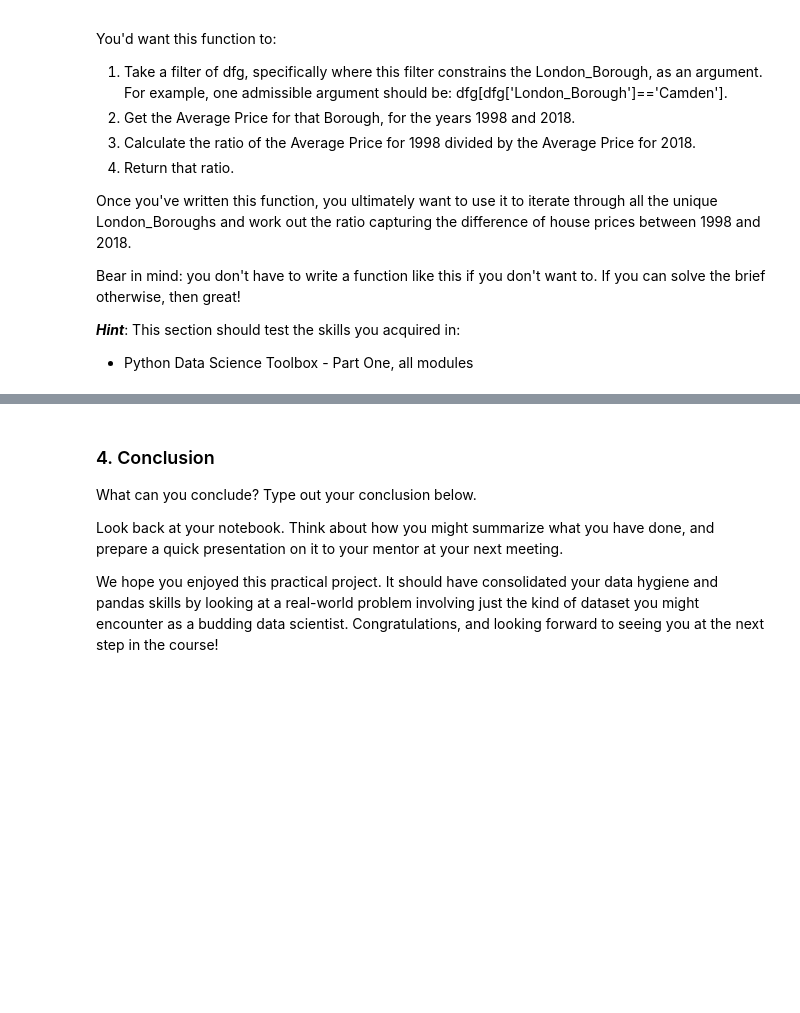
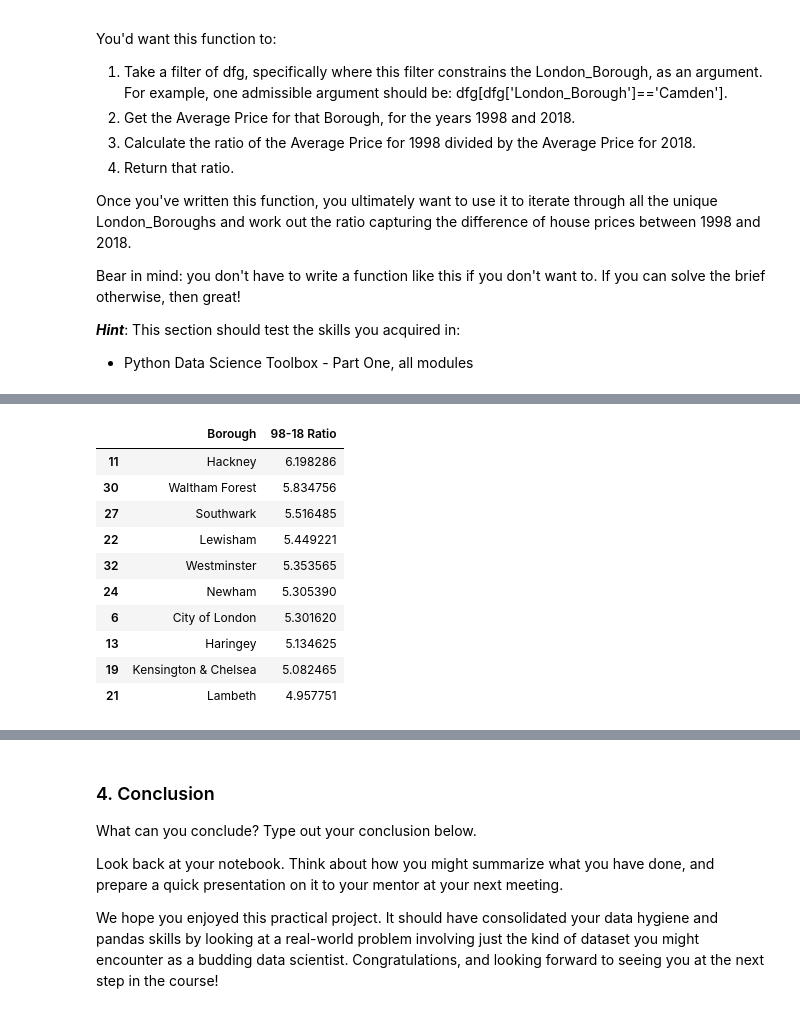
Before and after one commit to coldzonemt/springboard, a Jupyter notebook: Unit 4 Challenge - Tier 3.ipynb, the cells around one changed output, grey strips where cells are left out. Saved outputs shown, nothing was run; the diff lists cells and outputs as text; code cells hidden in the pictures; blank space fills up the shorter version.

```diff
--- a/Unit 4 Challenge - Tier 3.ipynb
+++ b/Unit 4 Challenge - Tier 3.ipynb
@@ -496,0 +475,5 @@ np.mean(ratios_numeric_only)
+# %%
+# Make a dictionary of ratios for each London Borough
+borough_ratio_dict = {}
+for b in df_by_year['London Borough'].unique():
+    borough_ratio_dict[b] = [create_price_ratio(b)]
@@ -496,0 +508,15 @@ np.mean(ratios_numeric_only)
+# %%
+top_10 = df_ratios.sort_values(by='98-18 Ratio', ascending=False).head(10)
+top_10
+# %% [output]
+|  | Borough | 98-18 Ratio |
+| 11 | Hackney | 6.198286 |
+| 30 | Waltham Forest | 5.834756 |
+| 27 | Southwark | 5.516485 |
+| 22 | Lewisham | 5.449221 |
+| 32 | Westminster | 5.353565 |
+| 24 | Newham | 5.305390 |
+| 6 | City of London | 5.301620 |
+| 13 | Haringey | 5.134625 |
+| 19 | Kensington & Chelsea | 5.082465 |
+| 21 | Lambeth | 4.957751 |
```
Also changed, not shown: parts of 13 cells of this notebook.
